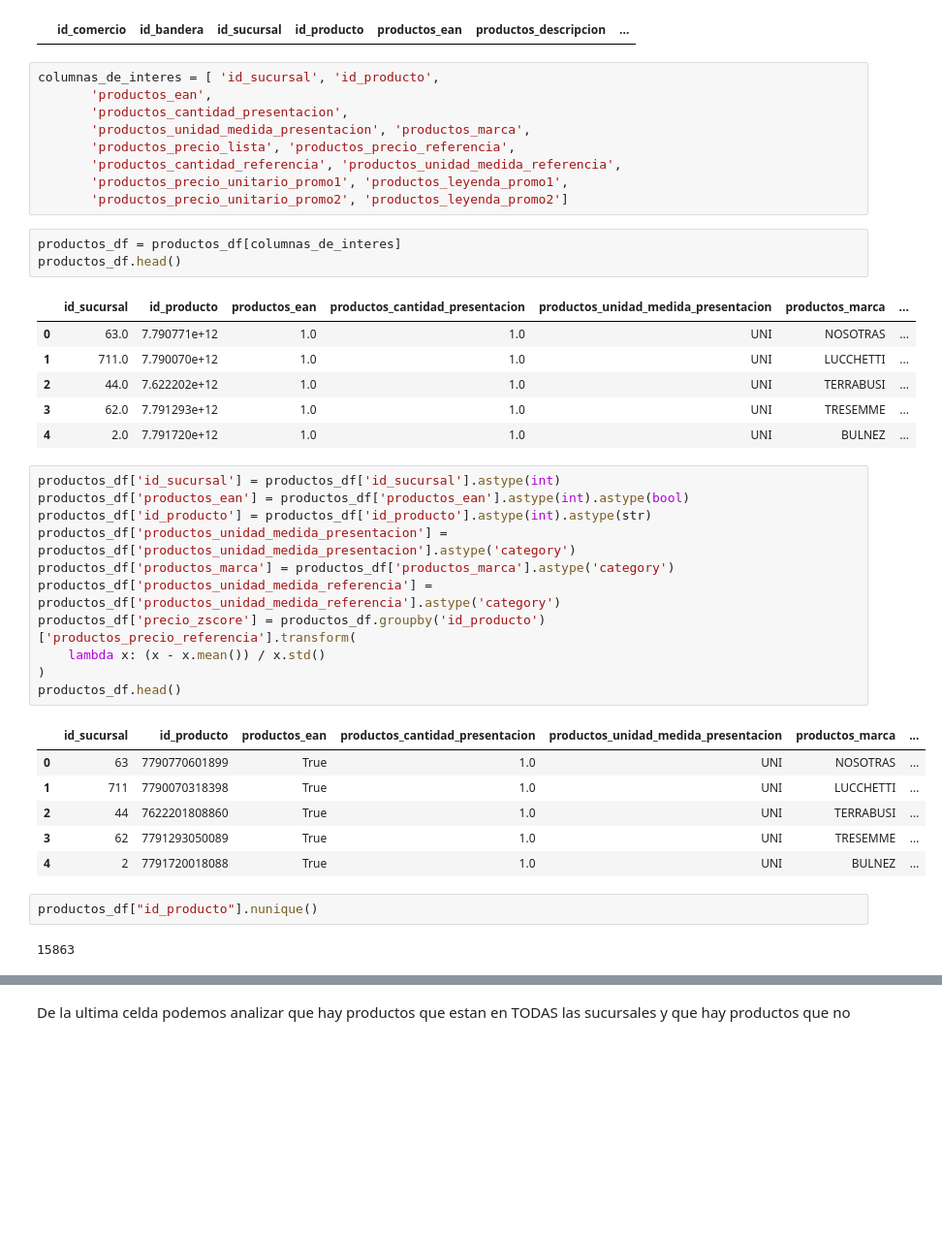
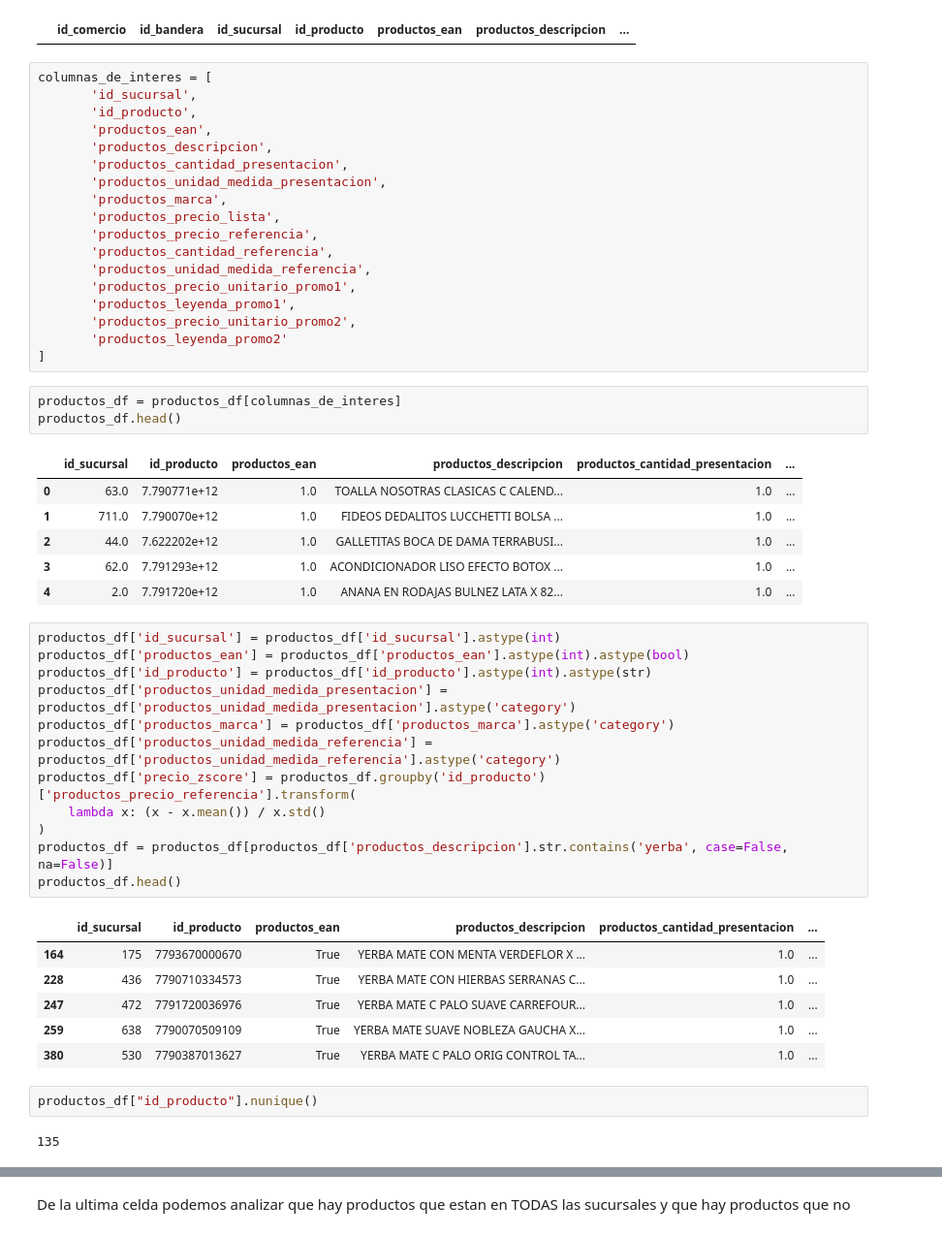
Before and after one commit to CEIA-MBer-ATacc/ceia_add_tps, a Jupyter notebook: TP1/productos/TP1_productos.ipynb, the cells around one changed output, grey strips where cells are left out. Shown at 97% size. Drawn from its saved outputs; the diff is of its cells as text; blank space fills up the shorter version.

```diff
--- a/TP1/productos/TP1_productos.ipynb
+++ b/TP1/productos/TP1_productos.ipynb
@@ -147,46 +145,56 @@ df_filtrado.head()
 # %% [output]
 |  | id_comercio | id_bandera | id_sucursal | id_producto | productos_ean | productos_descripcion | ... |
 # %%
-columnas_de_interes = [ 'id_sucursal', 'id_producto',
+columnas_de_interes = [
+       'id_sucursal',
+       'id_producto',
        'productos_ean',
+       'productos_descripcion',
        'productos_cantidad_presentacion',
-       'productos_unidad_medida_presentacion', 'productos_marca',
-       'productos_precio_lista', 'productos_precio_referencia',
-       'productos_cantidad_referencia', 'productos_unidad_medida_referencia',
-       'productos_precio_unitario_promo1', 'productos_leyenda_promo1',
-       'productos_precio_unitario_promo2', 'productos_leyenda_promo2']
+       'productos_unidad_medida_presentacion',
+       'productos_marca',
+       'productos_precio_lista',
+       'productos_precio_referencia',
+       'productos_cantidad_referencia',
+       'productos_unidad_medida_referencia',
+       'productos_precio_unitario_promo1',
+       'productos_leyenda_promo1',
+       'productos_precio_unitario_promo2',
+       'productos_leyenda_promo2'
+]
 # %%
 productos_df = productos_df[columnas_de_interes]
 productos_df.head()
 # %% [output]
-|  | id_sucursal | id_producto | productos_ean | productos_cantidad_presentacion | productos_unidad_medida_presentacion | productos_marca | ... |
-| 0 | 63.0 | 7.790771e+12 | 1.0 | 1.0 | UNI | NOSOTRAS | ... |
-| 1 | 711.0 | 7.790070e+12 | 1.0 | 1.0 | UNI | LUCCHETTI | ... |
-| 2 | 44.0 | 7.622202e+12 | 1.0 | 1.0 | UNI | TERRABUSI | ... |
-| 3 | 62.0 | 7.791293e+12 | 1.0 | 1.0 | UNI | TRESEMME | ... |
-| 4 | 2.0 | 7.791720e+12 | 1.0 | 1.0 | UNI | BULNEZ | ... |
+|  | id_sucursal | id_producto | productos_ean | productos_descripcion | productos_cantidad_presentacion | ... |
+| 0 | 63.0 | 7.790771e+12 | 1.0 | TOALLA NOSOTRAS CLASICAS C CALEND... | 1.0 | ... |
+| 1 | 711.0 | 7.790070e+12 | 1.0 | FIDEOS DEDALITOS LUCCHETTI BOLSA ... | 1.0 | ... |
+| 2 | 44.0 | 7.622202e+12 | 1.0 | GALLETITAS BOCA DE DAMA TERRABUSI... | 1.0 | ... |
+| 3 | 62.0 | 7.791293e+12 | 1.0 | ACONDICIONADOR LISO EFECTO BOTOX ... | 1.0 | ... |
+| 4 | 2.0 | 7.791720e+12 | 1.0 | ANANA EN RODAJAS BULNEZ LATA X 82... | 1.0 | ... |
 # %%
 productos_df['id_sucursal'] = productos_df['id_sucursal'].astype(int)
 productos_df['productos_ean'] = productos_df['productos_ean'].astype(int).astype(bool)
 productos_df['id_producto'] = productos_df['id_producto'].astype(int).astype(str)
 productos_df['productos_unidad_medida_presentacion'] = productos_df['productos_unidad_medida_presentacion'].astype('category')
 productos_df['productos_marca'] = productos_df['productos_marca'].astype('category')
 productos_df['productos_unidad_medida_referencia'] = productos_df['productos_unidad_medida_referencia'].astype('category')
 productos_df['precio_zscore'] = productos_df.groupby('id_producto')['productos_precio_referencia'].transform(
     lambda x: (x - x.mean()) / x.std()
 )
+productos_df = productos_df[productos_df['productos_descripcion'].str.contains('yerba', case=False, na=False)]
 productos_df.head()
 # %% [output]
-|  | id_sucursal | id_producto | productos_ean | productos_cantidad_presentacion | productos_unidad_medida_presentacion | productos_marca | ... |
-| 0 | 63 | 7790770601899 | True | 1.0 | UNI | NOSOTRAS | ... |
-| 1 | 711 | 7790070318398 | True | 1.0 | UNI | LUCCHETTI | ... |
-| 2 | 44 | 7622201808860 | True | 1.0 | UNI | TERRABUSI | ... |
-| 3 | 62 | 7791293050089 | True | 1.0 | UNI | TRESEMME | ... |
-| 4 | 2 | 7791720018088 | True | 1.0 | UNI | BULNEZ | ... |
+|  | id_sucursal | id_producto | productos_ean | productos_descripcion | productos_cantidad_presentacion | ... |
+| 164 | 175 | 7793670000670 | True | YERBA MATE CON MENTA VERDEFLOR X ... | 1.0 | ... |
+| 228 | 436 | 7790710334573 | True | YERBA MATE CON HIERBAS SERRANAS C... | 1.0 | ... |
+| 247 | 472 | 7791720036976 | True | YERBA MATE C PALO SUAVE CARREFOUR... | 1.0 | ... |
+| 259 | 638 | 7790070509109 | True | YERBA MATE SUAVE NOBLEZA GAUCHA X... | 1.0 | ... |
+| 380 | 530 | 7790387013627 | True | YERBA MATE C PALO ORIG CONTROL TA... | 1.0 | ... |
 # %%
 productos_df["id_producto"].nunique()
 # %% [output]
-15863
+135
 # %%
 productos_df["id_producto"].value_counts()
 # %% [output]
```
Also changed, not shown: parts of 13 cells of this notebook, 2 other files.
